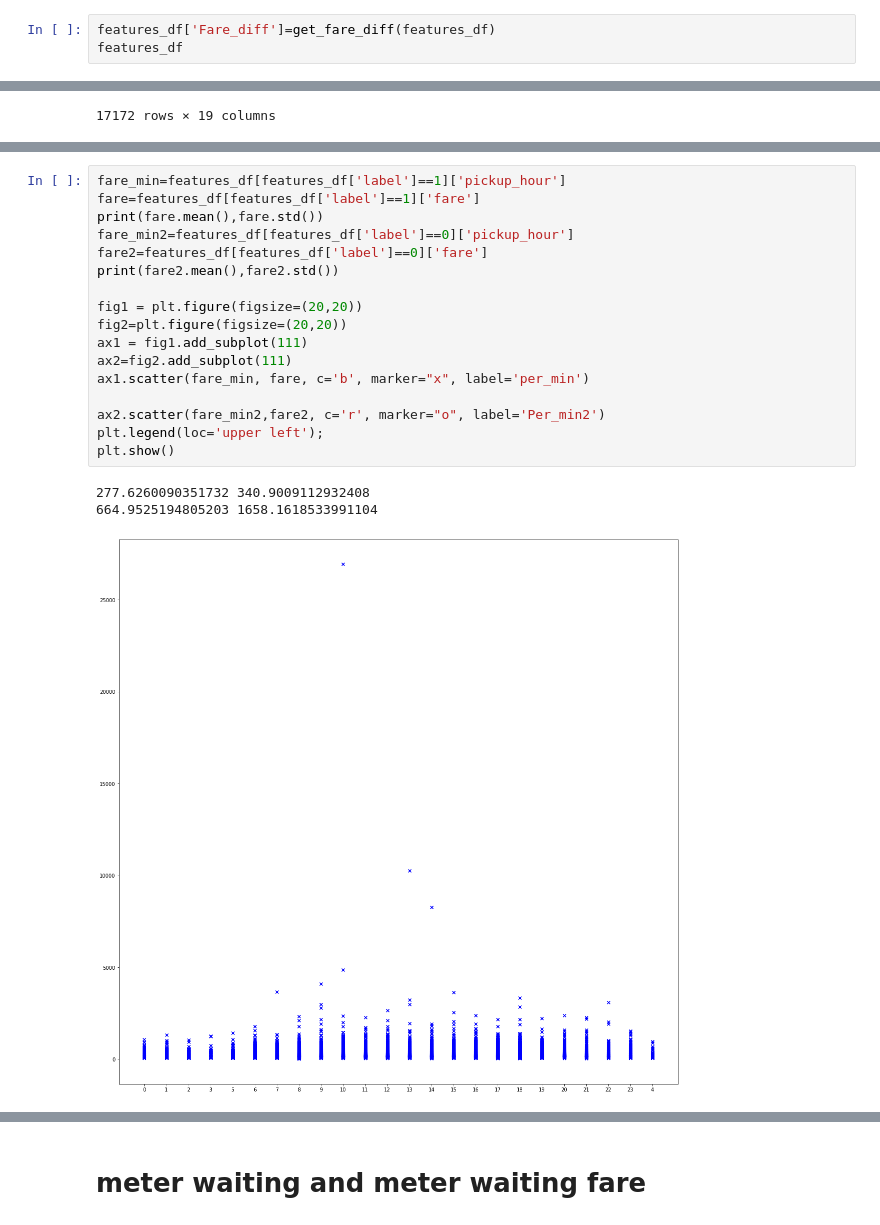
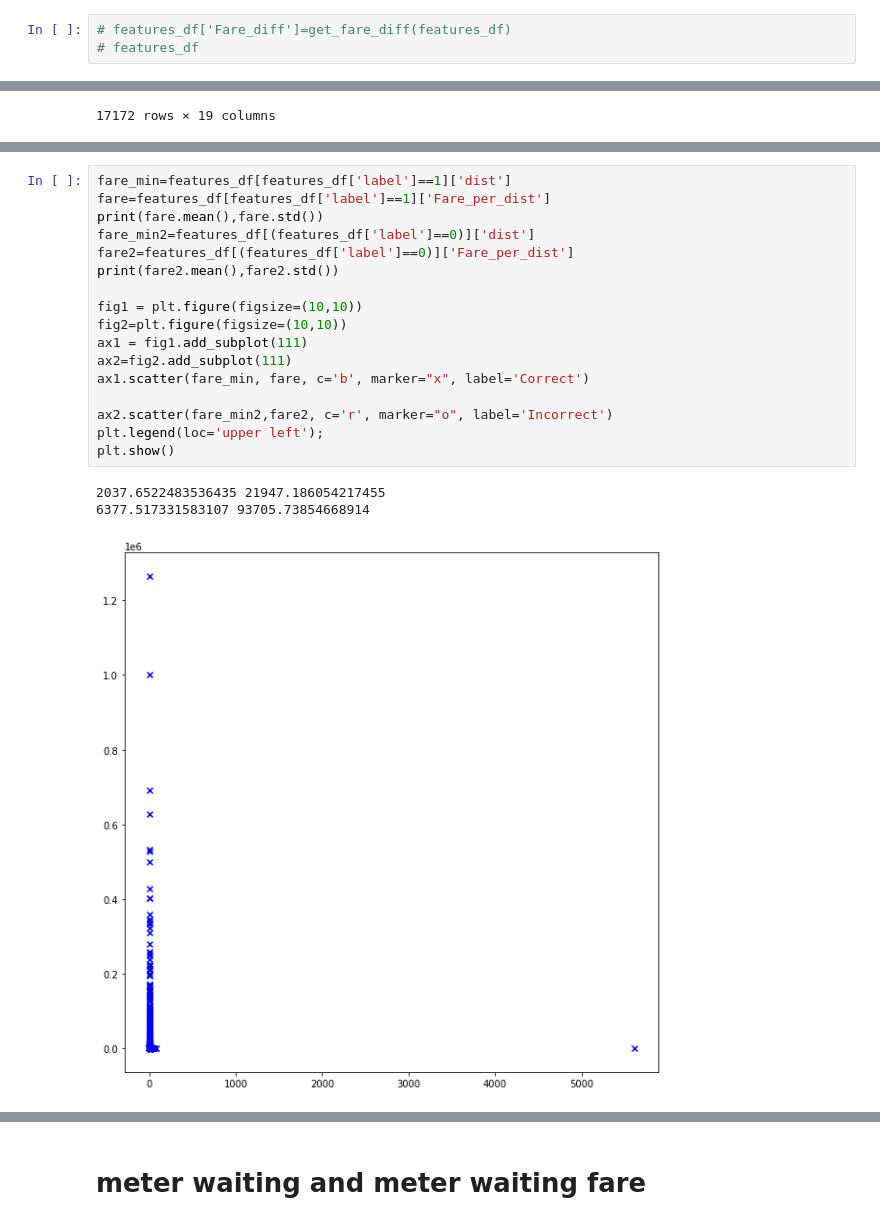
Before and after one commit to Dhananjana97/ML-Ride-Fair, a Jupyter notebook: preprocess_graphs.ipynb, the cells around one changed output, grey strips where cells are left out. Drawn from its saved outputs; the diff is of its cells as text.

```diff
--- a/preprocess_graphs.ipynb
+++ b/preprocess_graphs.ipynb
@@ -237,5 +237,5 @@ def get_fare_diff(df):
 
 # get_fare_diff(features_df)
 # %%
-features_df['Fare_diff']=get_fare_diff(features_df)
-features_df
+# features_df['Fare_diff']=get_fare_diff(features_df)
+# features_df
@@ -569,21 +635,21 @@ features_df
 # %%
-fare_min=features_df[features_df['label']==1]['pickup_hour']
-fare=features_df[features_df['label']==1]['fare']
+fare_min=features_df[features_df['label']==1]['dist']
+fare=features_df[features_df['label']==1]['Fare_per_dist']
 print(fare.mean(),fare.std())
-fare_min2=features_df[features_df['label']==0]['pickup_hour']
-fare2=features_df[features_df['label']==0]['fare']
+fare_min2=features_df[(features_df['label']==0)]['dist']
+fare2=features_df[(features_df['label']==0)]['Fare_per_dist']
 print(fare2.mean(),fare2.std())
 
-fig1 = plt.figure(figsize=(20,20))
-fig2=plt.figure(figsize=(20,20))
+fig1 = plt.figure(figsize=(10,10))
+fig2=plt.figure(figsize=(10,10))
 ax1 = fig1.add_subplot(111)
 ax2=fig2.add_subplot(111)
-ax1.scatter(fare_min, fare, c='b', marker="x", label='per_min')
+ax1.scatter(fare_min, fare, c='b', marker="x", label='Correct')
 
-ax2.scatter(fare_min2,fare2, c='r', marker="o", label='Per_min2')
+ax2.scatter(fare_min2,fare2, c='r', marker="o", label='Incorrect')
 plt.legend(loc='upper left');
 plt.show()
 # %% [output]
-277.6260090351732 340.9009112932408
-664.9525194805203 1658.1618533991104
+2037.6522483536435 21947.186054217455
+6377.517331583107 93705.73854668914
-[figure, old version]
+[figure, new version]
```
Also changed, not shown: parts of 11 cells of this notebook.
